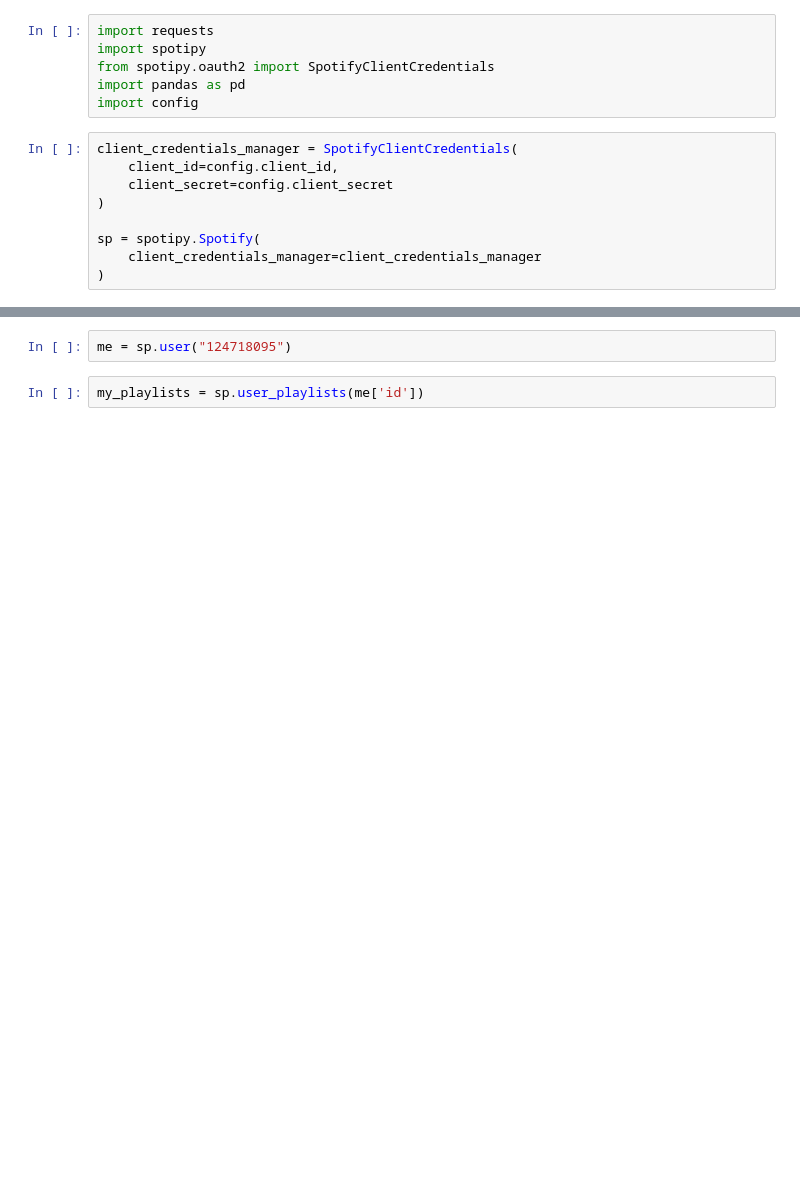
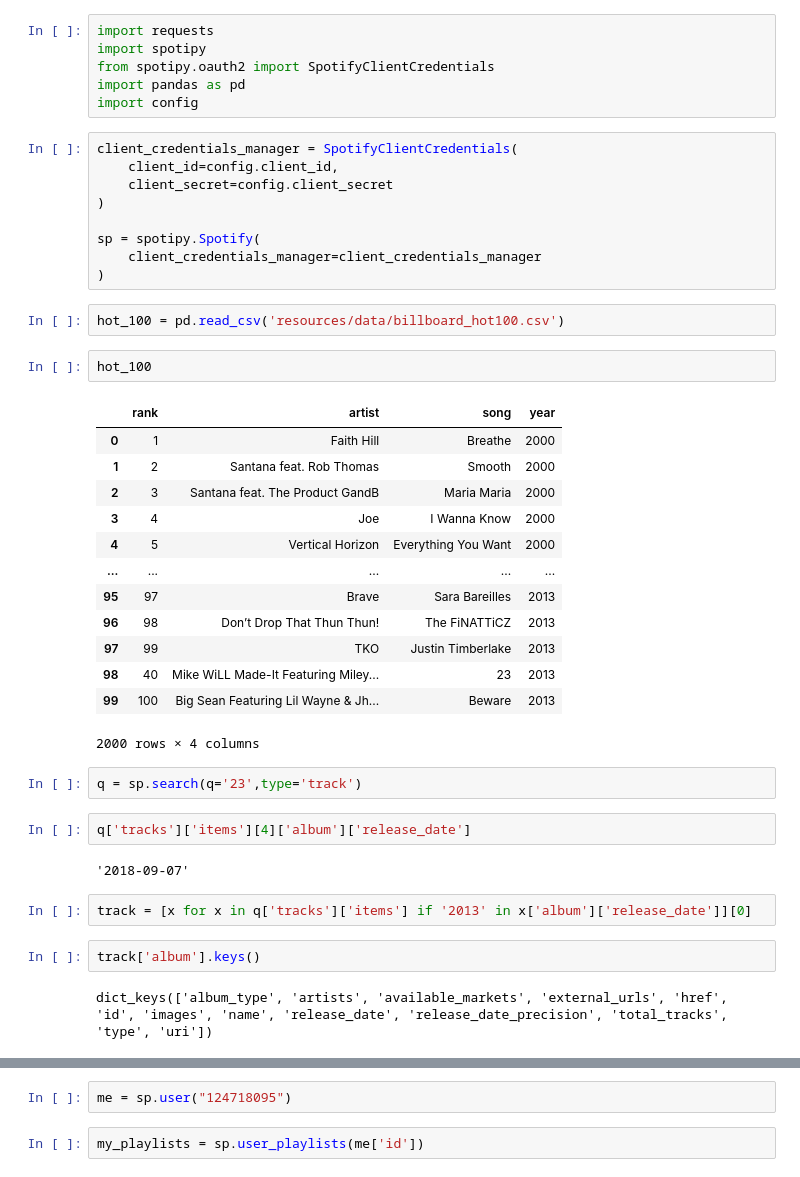
Before and after one commit to schlinkertc/Spotify, a Jupyter notebook: test.ipynb, the cells around one changed output, grey strips where cells are left out. Drawn from its saved outputs; the diff is of its cells as text; blank space fills up the shorter version.

```diff
--- a/test.ipynb
+++ b/test.ipynb
@@ -13,3 +13,33 @@ client_credentials_manager = SpotifyClientCredentials(
 sp = spotipy.Spotify(
     client_credentials_manager=client_credentials_manager
 )
+# %%
+hot_100 = pd.read_csv('resources/data/billboard_hot100.csv')
+# %%
+hot_100
+# %% [output]
+|  | rank | artist | song | year |
+| 0 | 1 | Faith Hill | Breathe | 2000 |
+| 1 | 2 | Santana feat. Rob Thomas | Smooth | 2000 |
+| 2 | 3 | Santana feat. The Product GandB | Maria Maria | 2000 |
+| 3 | 4 | Joe | I Wanna Know | 2000 |
+| 4 | 5 | Vertical Horizon | Everything You Want | 2000 |
+| ... | ... | ... | ... | ... |
+| 95 | 97 | Brave | Sara Bareilles | 2013 |
+| 96 | 98 | Don’t Drop That Thun Thun! | The FiNATTiCZ | 2013 |
+| 97 | 99 | TKO | Justin Timberlake | 2013 |
+| 98 | 40 | Mike WiLL Made-It Featuring Miley... | 23 | 2013 |
+| 99 | 100 | Big Sean Featuring Lil Wayne & Jh... | Beware | 2013 |
+2000 rows × 4 columns
+# %%
+q = sp.search(q='23',type='track')
+# %%
+q['tracks']['items'][4]['album']['release_date']
+# %% [output]
+'2018-09-07'
+# %%
+track = [x for x in q['tracks']['items'] if '2013' in x['album']['release_date']][0]
+# %%
+track['album'].keys()
+# %% [output]
+dict_keys(['album_type', 'artists', 'available_markets', 'external_urls', 'href', 'id', 'images', 'name', 'release_date', 'release_date_precision', 'total_tracks', 'type', 'uri'])
```
Also changed, not shown: parts of 41 cells of this notebook, 2 other files.
